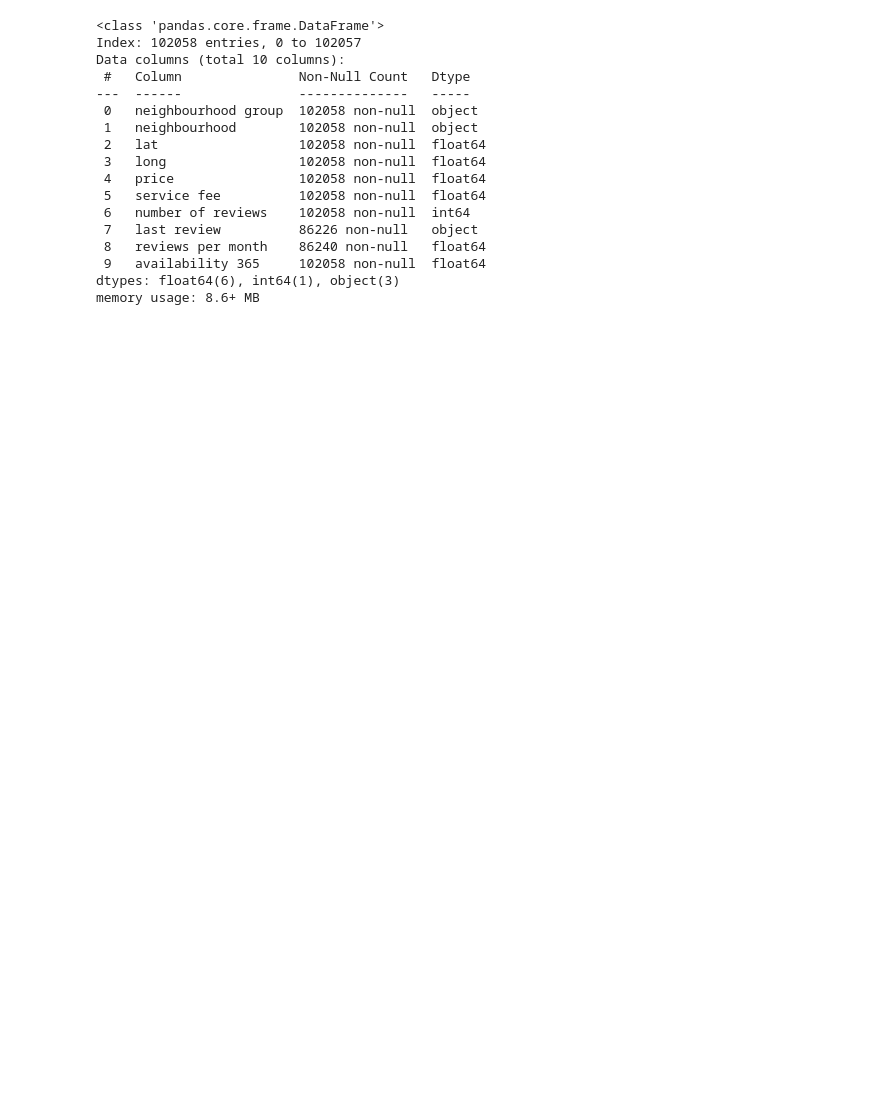
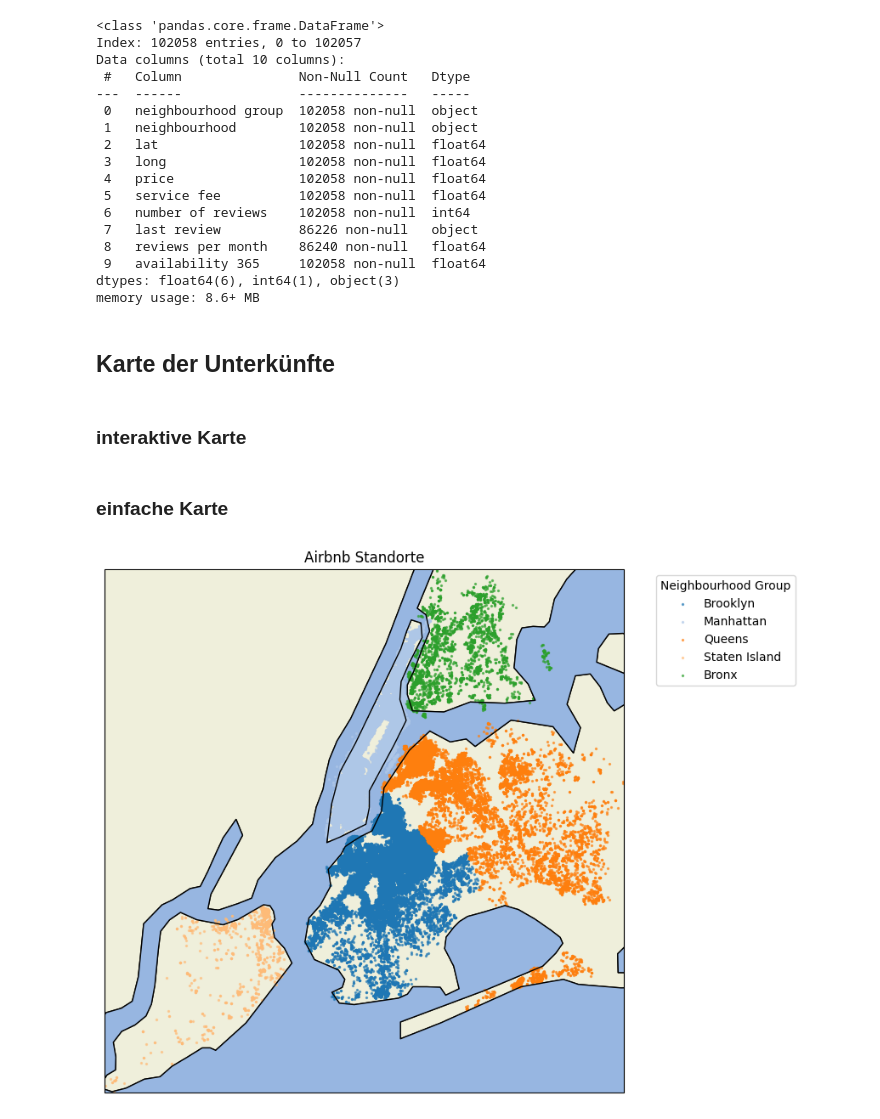
Before and after one commit to sophieHerstein/DataScience_Usecase, a Jupyter notebook: usecase.ipynb, the cells around one changed output. Drawn from its saved outputs; the diff is of its cells as text; code cells hidden in the pictures; blank space fills up the shorter version.

Commit message:
added karte

```diff
--- a/usecase.ipynb
+++ b/usecase.ipynb
@@ -492,3 +498,7 @@ Data columns (total 10 columns):
  9   availability 365     102058 non-null  float64
 dtypes: float64(6), int64(1), object(3)
 memory usage: 8.6+ MB
+# %% [markdown]
+## Karte der Unterkünfte
+# %% [markdown]
+### interaktive Karte
@@ -494,0 +517,29 @@ memory usage: 8.6+ MB
+# %% [markdown]
+### einfache Karte
+# %%
+neighbourhood_groups = airbnb_data['neighbourhood group'].unique()
+colors = plt.cm.tab20.colors
+color_dict = {neighbourhood_groups[i]: colors[i % len(colors)] for i in range(len(neighbourhood_groups))}
+
+fig = plt.figure(figsize=(12, 8))
+ax = plt.axes(projection=ccrs.Mercator())
+
+ax.add_feature(cfeature.LAND, zorder=0, edgecolor='black')
+ax.add_feature(cfeature.OCEAN, zorder=0)
+ax.add_feature(cfeature.COASTLINE)
+ax.add_feature(cfeature.BORDERS, linestyle=':')
+
+ax.set_extent([airbnb_data['long'].min() - buffer, airbnb_data['long'].max() + buffer,
+               airbnb_data['lat'].min() - buffer, airbnb_data['lat'].max() + buffer], crs=ccrs.PlateCarree())
+
+for group in neighbourhood_groups:
+    subset = airbnb_data[airbnb_data['neighbourhood group'] == group]
+    plt.scatter(subset['long'], subset['lat'], color=color_dict[group], s=2, alpha=0.6,
+                label=group, transform=ccrs.PlateCarree())
+
+
+plt.legend(title='Neighbourhood Group', bbox_to_anchor=(1.05, 1), loc='upper left')
+plt.title('Airbnb Standorte')
+plt.show()
+# %% [output]
+[figure, added]
```
Also changed, not shown: parts of 2 cells of this notebook, 1 other file.
